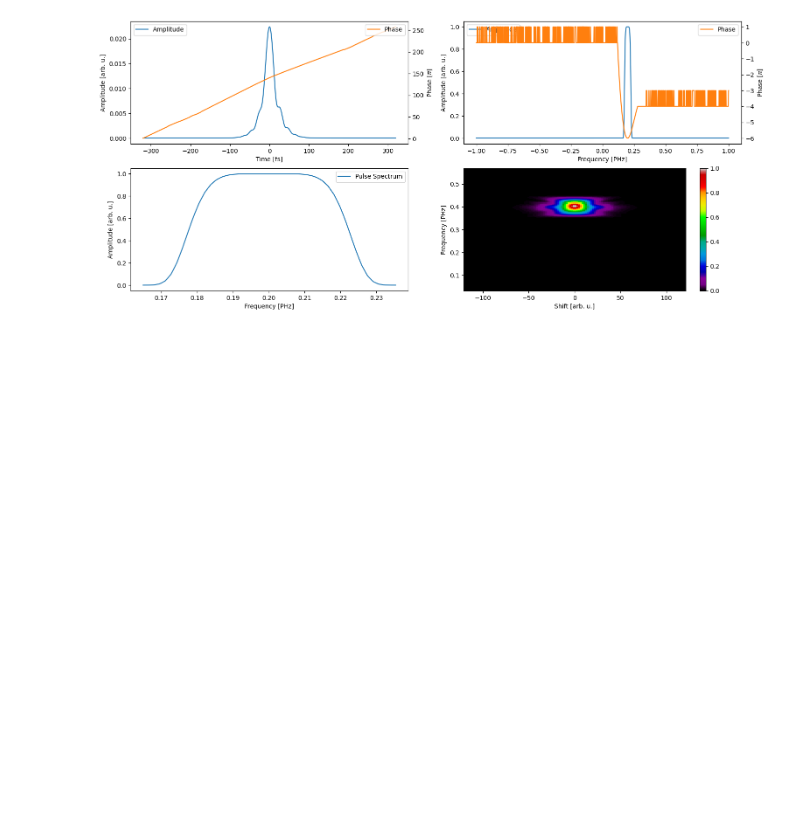
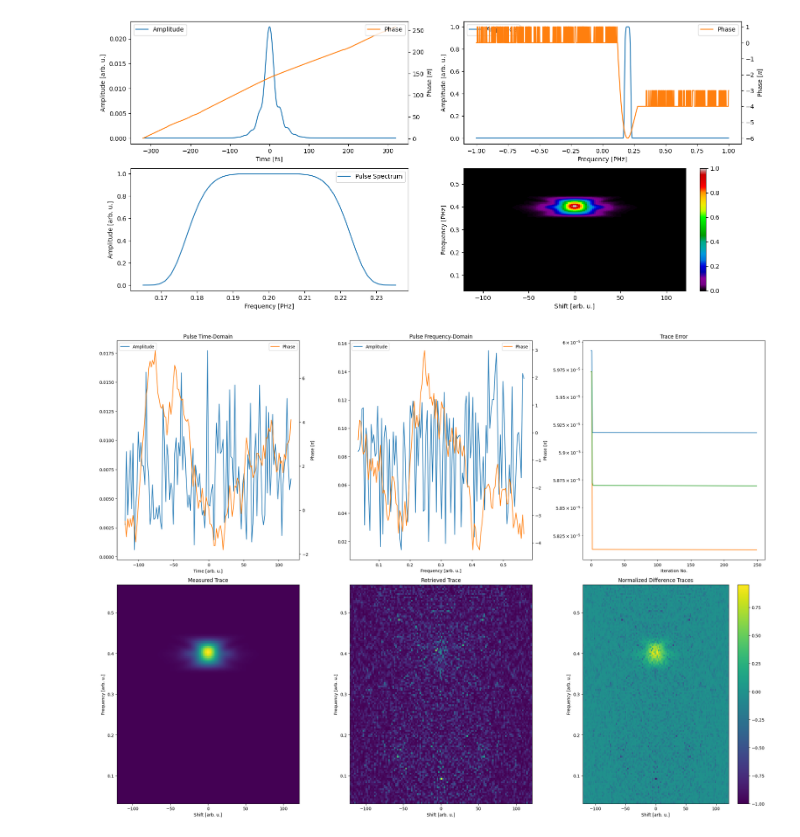
Before and after one commit to matillda123/Pulse-Retrieval-with-JAX, a Jupyter notebook: _usage_example.ipynb, the cells around one changed output. Drawn from its saved outputs; the diff is of its cells as text; code cells hidden in the pictures; blank space fills up the shorter version.

```diff
--- a/_usage_example.ipynb
+++ b/_usage_example.ipynb
@@ -35,0 +29,28 @@ An NVIDIA GPU may be present on this machine, but a CUDA-enabled jaxlib is not i
+# %%
+from pulsedjax.frog import PtychographicIterativeEngine
+
+gp = PtychographicIterativeEngine(delay, frequency_trace, trace, "shg", pie_method=None)
+
+#gp.use_measured_spectrum(spectra.pulse[0], spectra.pulse[1], "pulse")
+# gp.use_measured_spectrum(spectra.gate[0], spectra.gate[1], "gate")
+
+gp.phase_factor_opt = False
+
+population = gp.create_initial_population(3, "random")
+
+gp.global_newton = "diagonal"
+gp.linesearch = "backtracking"
+gp.delta_gamma = 0.5
+
+# gp.lambda_lm = 0.1
+
+gp.global_adaptive_scaling = "pade_20"
+# gp.global_adaptive_scaling_factor = -1
+
+gp.local_gamma = 1e-1
+gp.global_gamma = 1e1
+
+final_result = gp.run(population, 0, 250)
+gp.plot_results(final_result)
+# %% [output]
+[figure, added]
```
Also changed, not shown: parts of 7 cells of this notebook, 9 other files.
